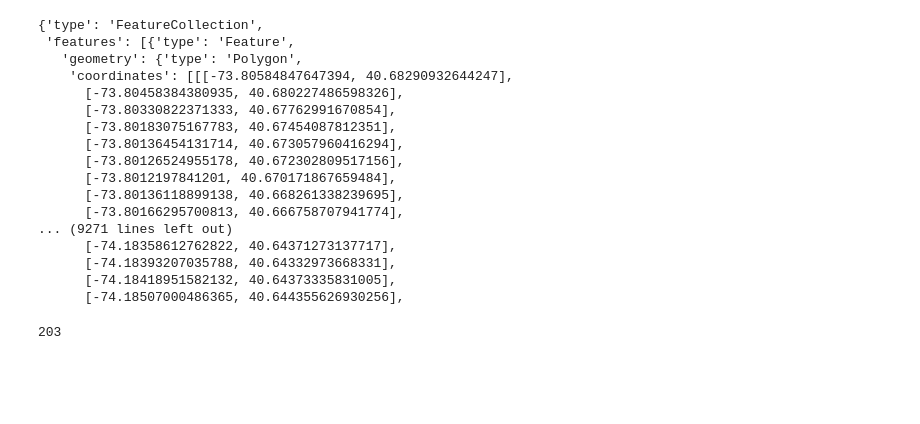
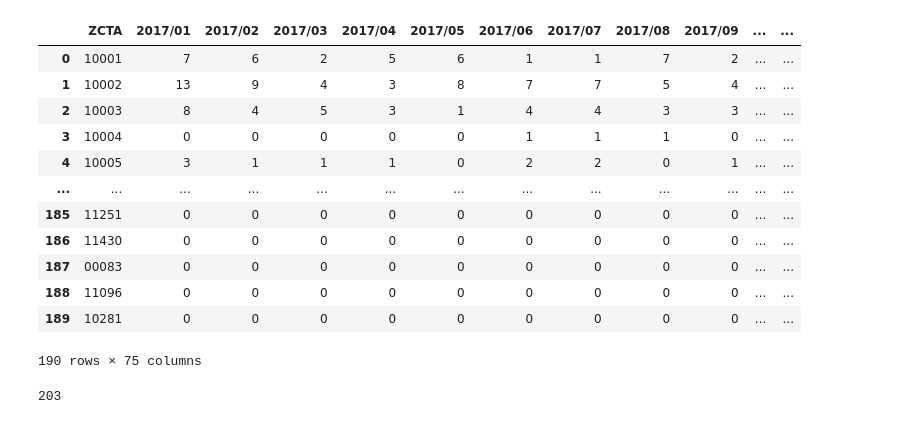
Before and after one commit to fakebenjay/evictions-jan2017-jun2022, a Jupyter notebook: join.ipynb, the cells around one changed output. Cells and saved outputs as stored; diff of their text form; code cells hidden in the pictures; blank space fills up the shorter version.

```diff
--- a/join.ipynb
+++ b/join.ipynb
@@ -2,33 +2,29 @@
 import pandas as pd
 import json
 # %%
-evictions = pd.read_excel('Evictions(all)0801.xlsx', 2, converters={'ZCTA':str})
+evictions = pd.read_excel('Evictions(all)0802.xlsx', 2, converters={'ZCTA':str})
 
 with open('ZIP_CODE_040114(1).json') as f:
   topojson = json.load(f)
 
 with open('data-clean.json') as f:
   hoods = json.load(f)
-# %%
-topojson
-# %% [output]
-{'type': 'FeatureCollection',
- 'features': [{'type': 'Feature',
-   'geometry': {'type': 'Polygon',
-    'coordinates': [[[-73.80584847647394, 40.68290932644247],
-      [-73.80458384380935, 40.680227486598326],
-      [-73.80330822371333, 40.67762991670854],
-      [-73.80183075167783, 40.67454087812351],
-      [-73.80136454131714, 40.673057960416294],
-      [-73.80126524955178, 40.672302809517156],
-      [-73.8012197841201, 40.670171867659484],
-      [-73.80136118899138, 40.668261338239695],
-      [-73.80166295700813, 40.666758707941774],
-... (9271 lines left out)
-      [-74.18358612762822, 40.64371273137717],
-      [-74.18393207035788, 40.64332973668331],
-      [-74.18418951582132, 40.64373335831005],
-      [-74.18507000486365, 40.644355626930256],
+# %%
+evictions
+# %% [output]
+|  | ZCTA | 2017/01 | 2017/02 | 2017/03 | 2017/04 | 2017/05 | 2017/06 | 2017/07 | 2017/08 | 2017/09 | ... | ... |
+| 0 | 10001 | 7 | 6 | 2 | 5 | 6 | 1 | 1 | 7 | 2 | ... | ... |
+| 1 | 10002 | 13 | 9 | 4 | 3 | 8 | 7 | 7 | 5 | 4 | ... | ... |
+| 2 | 10003 | 8 | 4 | 5 | 3 | 1 | 4 | 4 | 3 | 3 | ... | ... |
+| 3 | 10004 | 0 | 0 | 0 | 0 | 0 | 1 | 1 | 1 | 0 | ... | ... |
+| 4 | 10005 | 3 | 1 | 1 | 1 | 0 | 2 | 2 | 0 | 1 | ... | ... |
+| ... | ... | ... | ... | ... | ... | ... | ... | ... | ... | ... | ... | ... |
+| 185 | 11251 | 0 | 0 | 0 | 0 | 0 | 0 | 0 | 0 | 0 | ... | ... |
+| 186 | 11430 | 0 | 0 | 0 | 0 | 0 | 0 | 0 | 0 | 0 | ... | ... |
+| 187 | 00083 | 0 | 0 | 0 | 0 | 0 | 0 | 0 | 0 | 0 | ... | ... |
+| 188 | 11096 | 0 | 0 | 0 | 0 | 0 | 0 | 0 | 0 | 0 | ... | ... |
+| 189 | 10281 | 0 | 0 | 0 | 0 | 0 | 0 | 0 | 0 | 0 | ... | ... |
+190 rows × 75 columns
 # %%
 # keepzips = ['10335', '10423', '10424', '11017', '11024', '11039', '11137', '11240', '11266', '11272', '11306', '11384', '11424', '11439', '11443', '11575', '11619']
 # killzips = ['10048','00083','11251','11005','11430','11096','10281']
```
Also changed, not shown: parts of 1 cell of this notebook, 9 other files.
